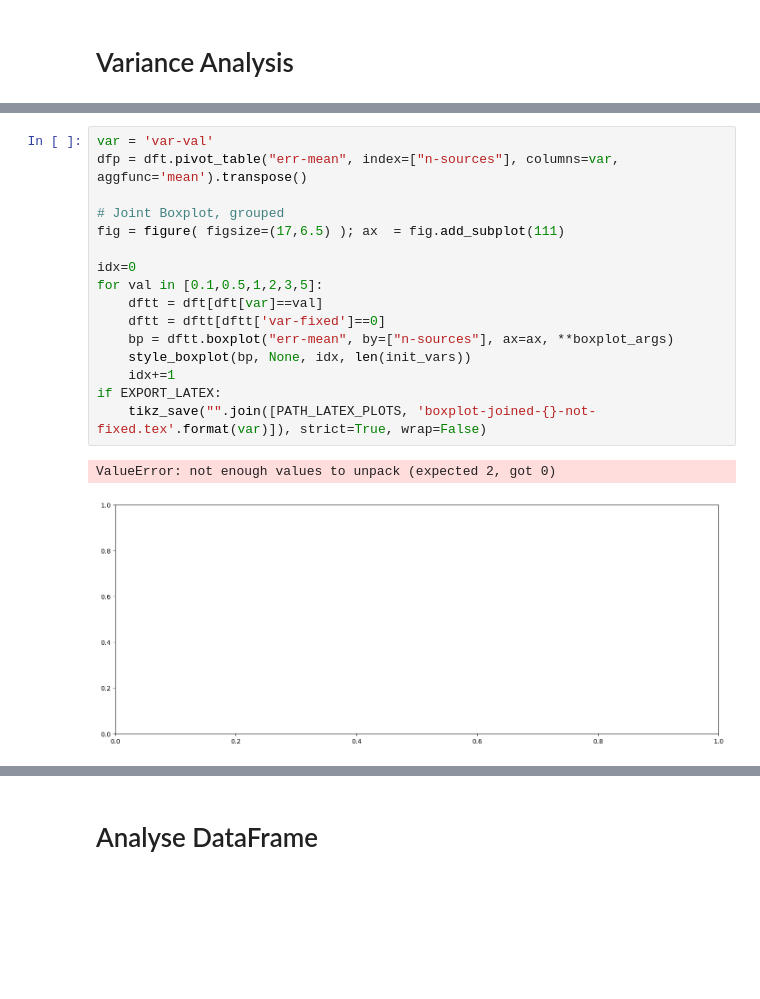
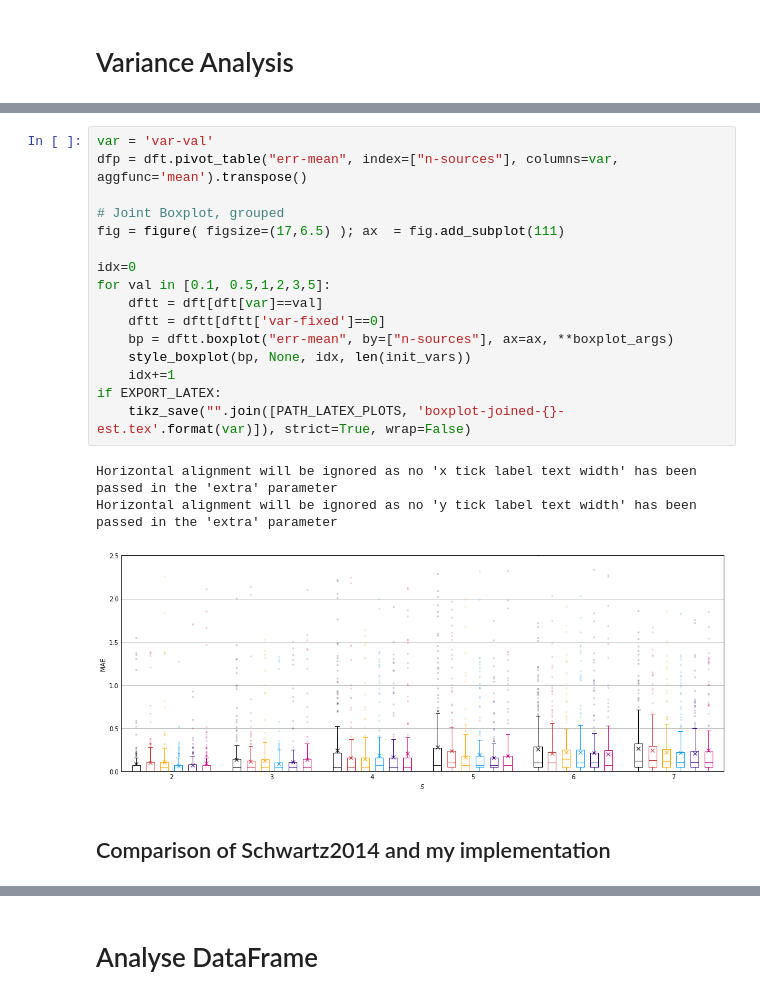
Before and after one commit to jannismain/fau-lnt-source-tracking-code, a Jupyter notebook: python/notebooks/analysis-mean-err.ipynb, the cells around one changed output, grey strips where cells are left out. Cells and saved outputs as stored; diff of their text form; blank space fills up the shorter version.

```diff
--- a/python/notebooks/analysis-mean-err.ipynb
+++ b/python/notebooks/analysis-mean-err.ipynb
@@ -645,19 +652,22 @@ err-mean  0.09 0.13 0.23 0.27 0.38 0.40
 # %%
 var = 'var-val'
 dfp = dft.pivot_table("err-mean", index=["n-sources"], columns=var, aggfunc='mean').transpose()
 
 # Joint Boxplot, grouped
 fig = figure( figsize=(17,6.5) ); ax  = fig.add_subplot(111)
 
 idx=0
-for val in [0.1,0.5,1,2,3,5]:
+for val in [0.1, 0.5,1,2,3,5]:
     dftt = dft[dft[var]==val]
     dftt = dftt[dftt['var-fixed']==0]
     bp = dftt.boxplot("err-mean", by=["n-sources"], ax=ax, **boxplot_args)
     style_boxplot(bp, None, idx, len(init_vars))
     idx+=1
 if EXPORT_LATEX:
-    tikz_save("".join([PATH_LATEX_PLOTS, 'boxplot-joined-{}-not-fixed.tex'.format(var)]), strict=True, wrap=False)
+    tikz_save("".join([PATH_LATEX_PLOTS, 'boxplot-joined-{}-est.tex'.format(var)]), strict=True, wrap=False)
 # %% [output]
-ValueError: not enough values to unpack (expected 2, got 0)
+Horizontal alignment will be ignored as no 'x tick label text width' has been passed in the 'extra' parameter
+Horizontal alignment will be ignored as no 'y tick label text width' has been passed in the 'extra' parameter
-[figure, old version]
+[figure, new version]
+# %% [markdown]
+## Comparison of Schwartz2014 and my implementation
```
Also changed, not shown: parts of 18 cells of this notebook, 2 other files.
